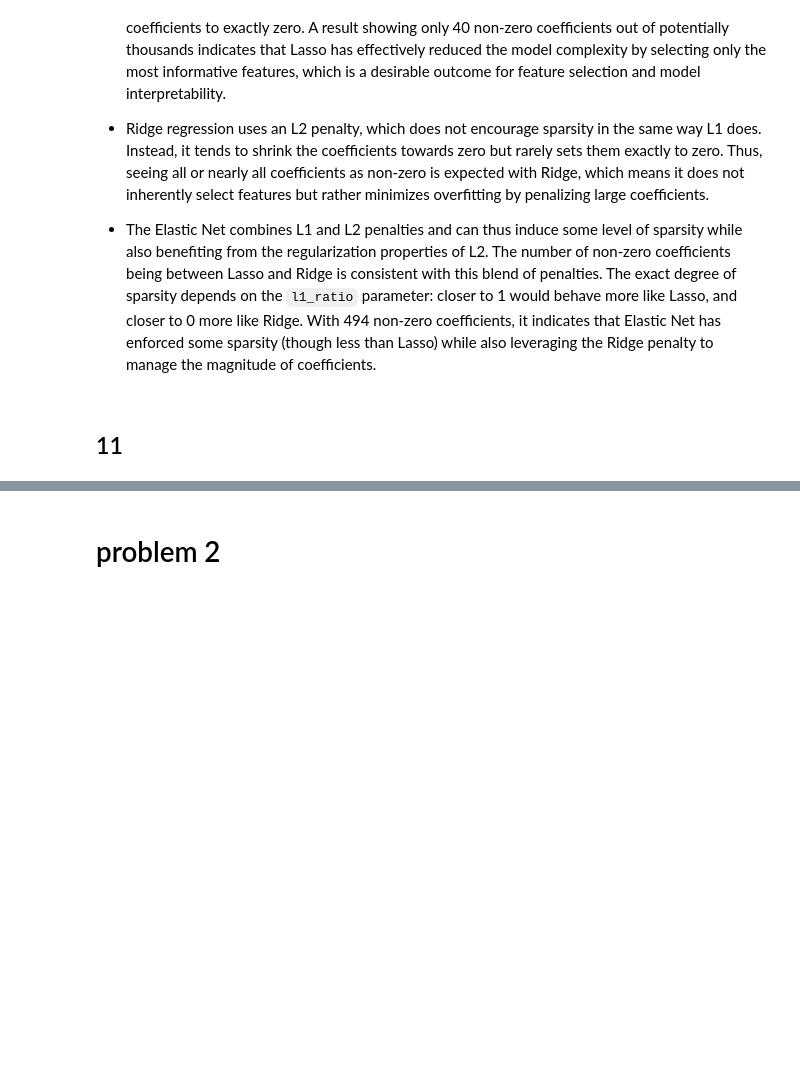
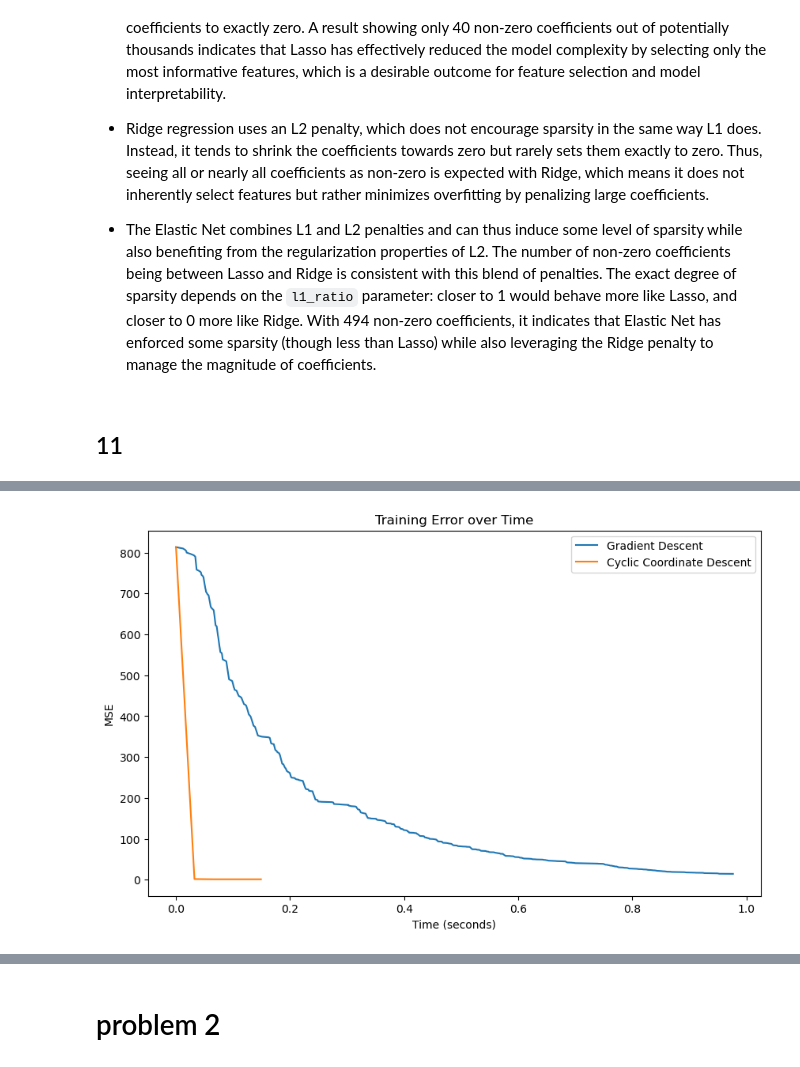
Before and after one commit to Datadili/EconML, a Jupyter notebook: pset_6/pset06.ipynb, the cells around one changed output, grey strips where cells are left out. Drawn from its saved outputs; the diff is of its cells as text; code cells hidden in the pictures; blank space fills up the shorter version.

```diff
--- a/pset_6/pset06.ipynb
+++ b/pset_6/pset06.ipynb
@@ -773,0 +496,100 @@ Cyclic Coordinate Descent Total Running Time: 2.56 seconds
+# %%
+from sklearn.preprocessing import StandardScaler
+import time
+
+# Load the data
+data = pd.read_csv("reg.csv")
+
+# Preparing the data
+n = data.shape[0]
+data.insert(2, 'ones', np.ones((n, 1)))
+
+y = np.array(data["y"]).reshape(-1, 1)
+X = np.array(data.iloc[:, 2:])
+
+# Standardize features
+scaler = StandardScaler()
+X_scaled = scaler.fit_transform(X)
+
+# MSE function
+def mse(X, y, beta):
+    predictions = X @ beta
+    errors = predictions - y
+    return np.mean(errors ** 2)
+
+# Gradient of MSE function
+def mse_gradient(X, y, beta):
+    N = X.shape[0]
+    predictions = X @ beta
+    return (2/N) * X.T @ (predictions - y)
+
+# Batch Gradient Descent with time tracking
+def gradient_descent_time(X, y, B_0, step_size, epsilon=0.0001, max_iter=1000):
+    B = B_0.copy()
+    errors = [mse(X, y, B)]  # Initial error
+    times = [0]  # Initial time is 0
+    start_time = time.time()
+
+    for iteration in range(max_iter):
+        grad = mse_gradient(X, y, B)
+        B -= step_size * grad
+        errors.append(mse(X, y, B))
+        times.append(time.time() - start_time)
+        if np.linalg.norm(grad) < epsilon:
+            break
+    return B, errors, times
+
+# Cyclic Coordinate Descent with time tracking
+def cyclic_coordinate_descent_time(X, y, B_0, epsilon=0.0001, max_iter=1000):
+    m, n = X.shape
+    B = B_0.copy()
+    errors = [mse(X, y, B)]  # Initial error
+    times = [0]  # Initial time is 0
+
+    start_time = time.time()
+    for iteration in range(max_iter):
+        for j in range(n):
+            y_pred = X @ B - X[:, j].reshape(-1, 1) * B[j]
+            # Check for zero denominator
+            denominator = np.dot(X[:, j], X[:, j])
+            if denominator != 0:
+                B[j] = np.dot(X[:, j], (y - y_pred)) / denominator
+            else:
+                B[j] = 0  # If the denominator is zero, it means the feature X[:, j] does not contribute to the prediction
+        current_error = mse(X, y, B)
+        errors.append(current_error)
+        times.append(time.time() - start_time)
+        # Convergence check based on change in MSE
+        if iteration > 0 and abs(errors[-1] - errors[-2]) < epsilon:
+            break
+    cumulative_time = np.cumsum(times)
+    return B, errors, cumulative_time
+
+
+# Initial beta vector
+B_0 = np.zeros((X_scaled.shape[1], 1))
+
+# Gradient Descent Parameters
+step_size = 0.001
+
+# Run Batch Gradient Descent with time tracking
+B_gd, errors_gd, times_gd = gradient_descent_time(X_scaled, y, B_0, step_size)
+
+# Run Cyclic Coordinate Descent with time tracking
+B_ccd, errors_ccd, times_ccd = cyclic_coordinate_descent_time(X_scaled, y, B_0)
+
+# Plot
+plt.figure(figsize=(10, 6))
+plt.plot(times_gd, errors_gd, label='Gradient Descent')
+plt.plot(times_ccd, errors_ccd, label='Cyclic Coordinate Descent')
+plt.xlabel('Time (seconds)')
+plt.ylabel('MSE')
+plt.title('Training Error over Time')
+plt.legend()
+plt.show()
+
+# Print running times
+print(f"Gradient Descent Total Running Time: {times_gd[-1]:.2f} seconds")
+print(f"Cyclic Coordinate Descent Total Running Time: {times_ccd[-1]:.2f} seconds")
+# %% [output]
+[figure, added]
```
Also changed, not shown: parts of 18 cells of this notebook.
